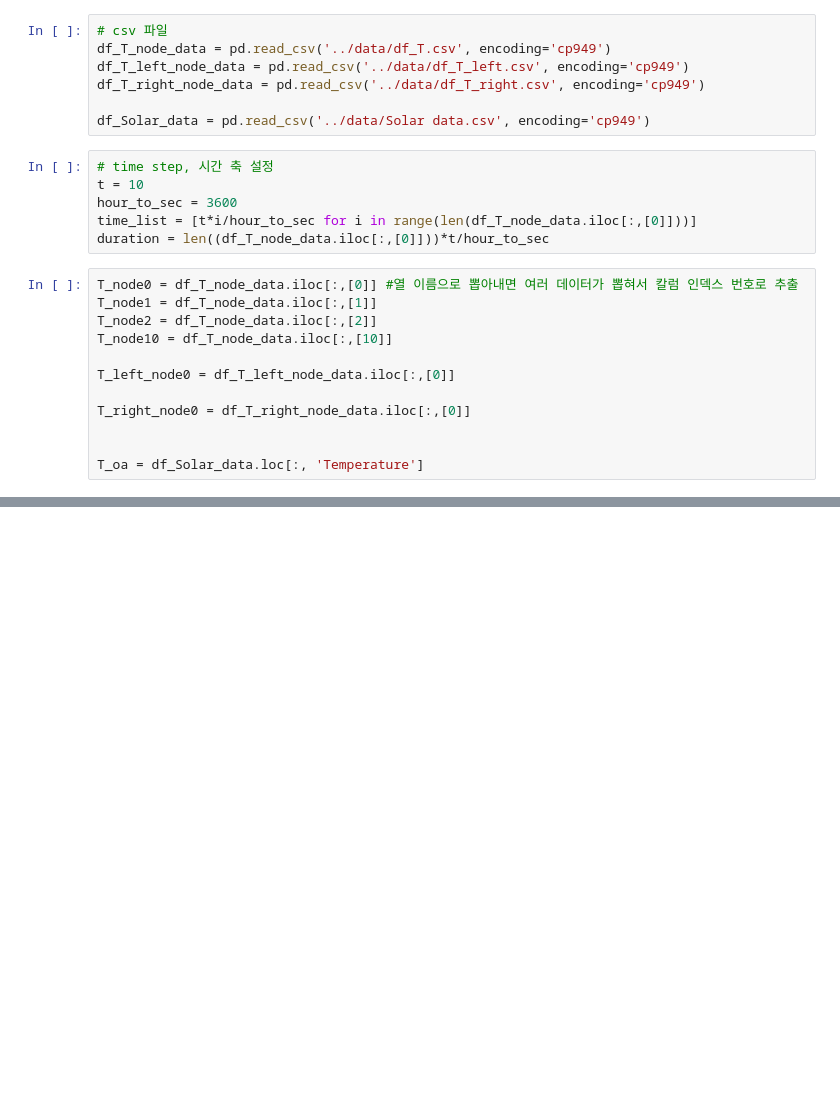
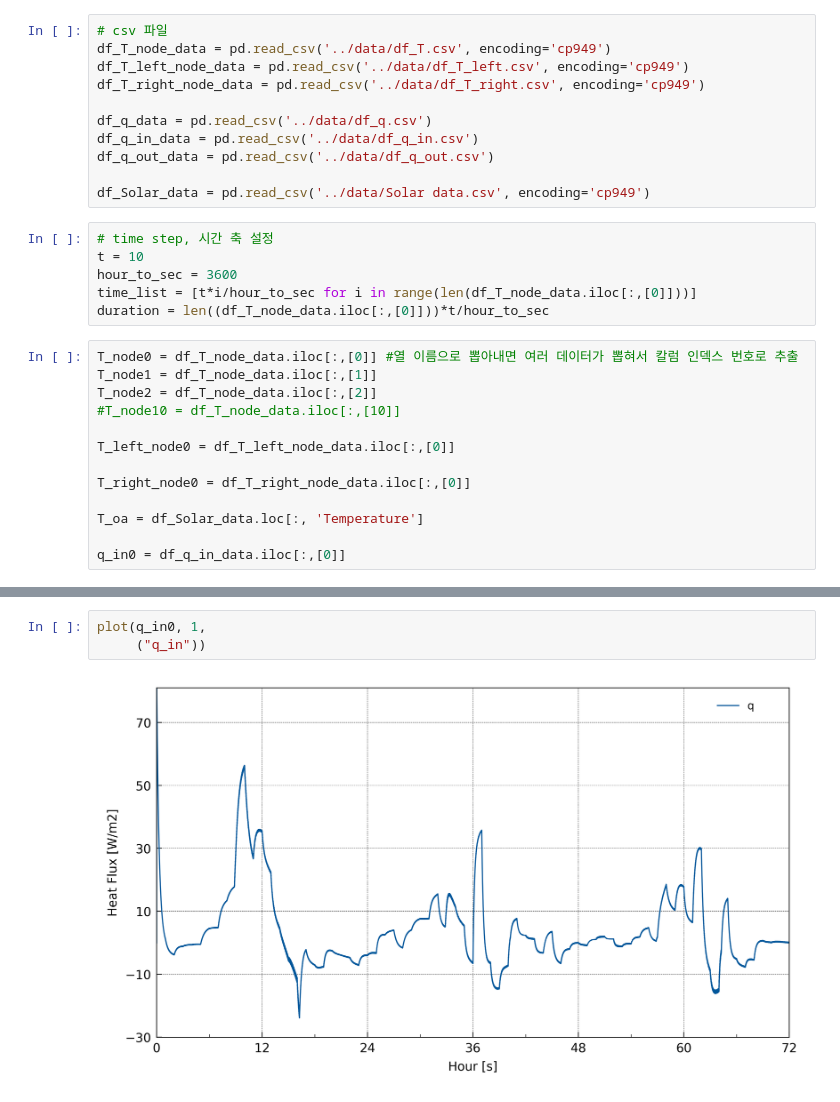
Before and after one commit to binbinbon/CAP_project, a Jupyter notebook: coding/플랏.ipynb, the cells around one changed output, grey strips where cells are left out. Saved outputs shown, nothing was run; the diff lists cells and outputs as text; blank space fills up the shorter version.

```diff
--- a/coding/플랏.ipynb
+++ b/coding/플랏.ipynb
@@ -89,6 +89,10 @@ df_T_node_data = pd.read_csv('../data/df_T.csv', encoding='cp949')
 df_T_left_node_data = pd.read_csv('../data/df_T_left.csv', encoding='cp949')
 df_T_right_node_data = pd.read_csv('../data/df_T_right.csv', encoding='cp949')
 
+df_q_data = pd.read_csv('../data/df_q.csv')
+df_q_in_data = pd.read_csv('../data/df_q_in.csv')
+df_q_out_data = pd.read_csv('../data/df_q_out.csv')
+
 df_Solar_data = pd.read_csv('../data/Solar data.csv', encoding='cp949')
 # %%
 # time step, 시간 축 설정
@@ -100,11 +104,12 @@ duration = len((df_T_node_data.iloc[:,[0]]))*t/hour_to_sec
 T_node0 = df_T_node_data.iloc[:,[0]] #열 이름으로 뽑아내면 여러 데이터가 뽑혀서 칼럼 인덱스 번호로 추출
 T_node1 = df_T_node_data.iloc[:,[1]]
 T_node2 = df_T_node_data.iloc[:,[2]]
-T_node10 = df_T_node_data.iloc[:,[10]]
+#T_node10 = df_T_node_data.iloc[:,[10]]
 
 T_left_node0 = df_T_left_node_data.iloc[:,[0]]
 
 T_right_node0 = df_T_right_node_data.iloc[:,[0]]
 
+T_oa = df_Solar_data.loc[:, 'Temperature']
 
-T_oa = df_Solar_data.loc[:, 'Temperature']
+q_in0 = df_q_in_data.iloc[:,[0]]
@@ -226,0 +349,5 @@ plot(T_oa, T_node0, T_left_node0, T_node10, 4,
+# %%
+plot(q_in0, 1,
+     ("q_in"))
+# %% [output]
+[figure, added]
```
Also changed, not shown: parts of 5 cells of this notebook, 7 other files.
